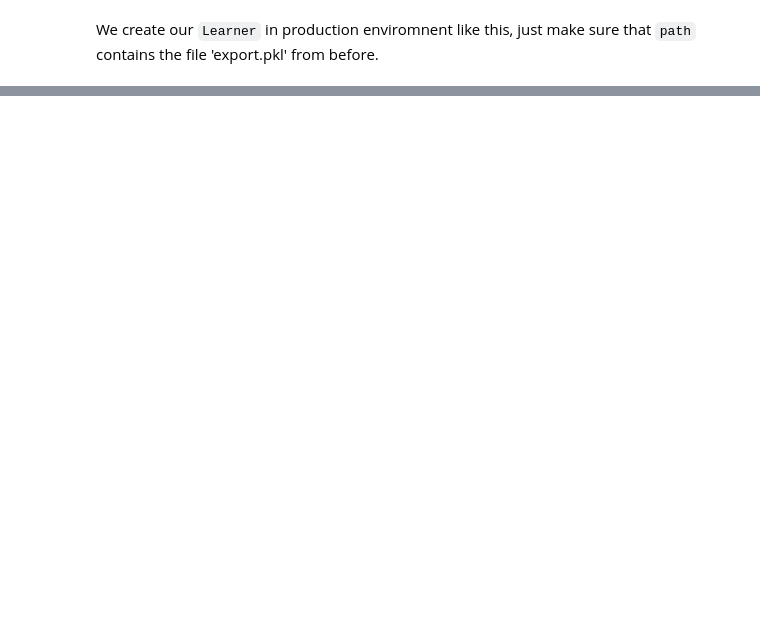
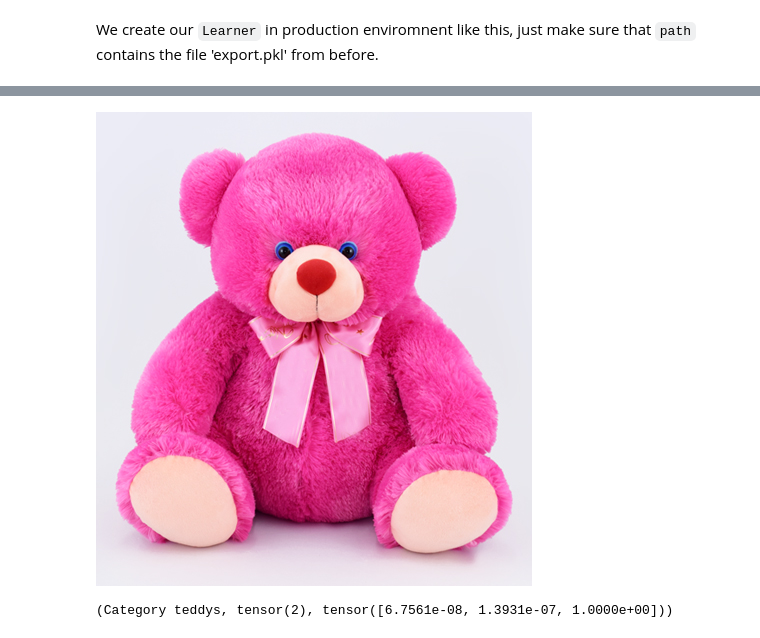
Before and after one commit to yumpy/fastai-course-v3, a Jupyter notebook: notes/dl1/teddy-bear.ipynb, the cells around one changed output, grey strips where cells are left out. Saved outputs shown, nothing was run; the diff lists cells and outputs as text; code cells hidden in the pictures; blank space fills up the shorter version.

```diff
--- a/notes/dl1/teddy-bear.ipynb
+++ b/notes/dl1/teddy-bear.ipynb
@@ -249,0 +186,10 @@ Category teddys
+# %%
+img = open_image(Path()/'large_1926_new-teddy-bear-24.jpg')
+img
+# %% [output]
+[figure, added]
+# %%
+pred_class,pred_idx,outputs = learn.predict(img)
+pred_class
+# %% [output]
+(Category teddys, tensor(2), tensor([6.7561e-08, 1.3931e-07, 1.0000e+00]))
```
Also changed, not shown: parts of 25 cells of this notebook.
